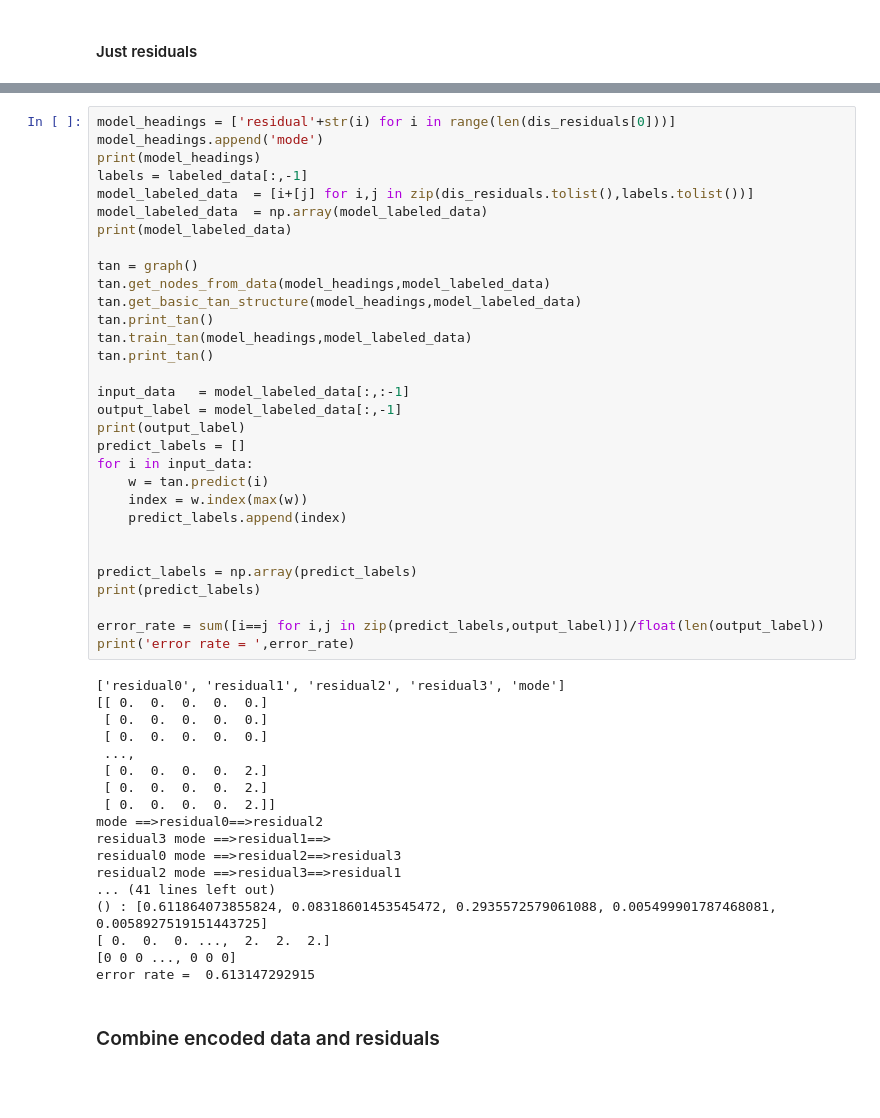
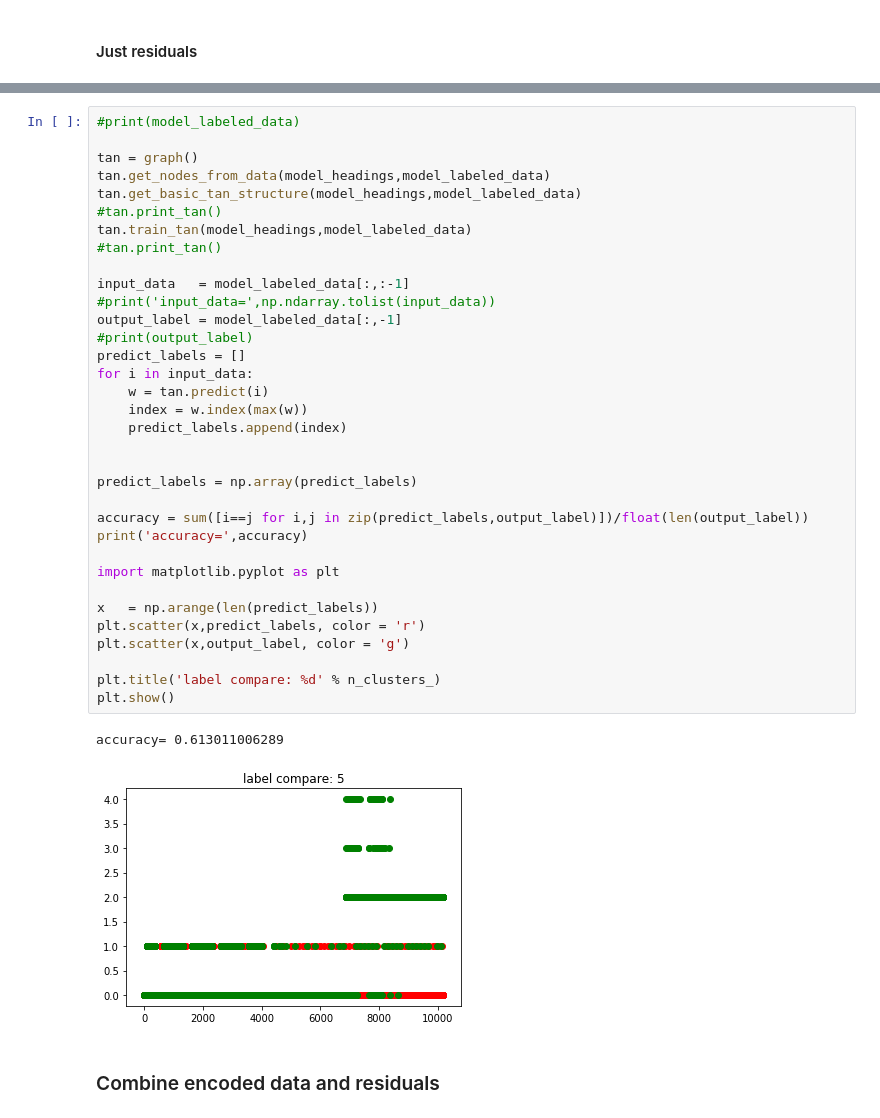
Before and after one commit to foTok/hybrid_diagnosis, a Jupyter notebook: Hybrid_Approach_v0.01.ipynb, the cells around one changed output, grey strips where cells are left out. Saved outputs shown, nothing was run; the diff lists cells and outputs as text; blank space fills up the shorter version.

```diff
--- a/Hybrid_Approach_v0.01.ipynb
+++ b/Hybrid_Approach_v0.01.ipynb
@@ -908,52 +865,40 @@ dis_residuals= [[ 0.  0.  0.  0.]
 # %%
-model_headings = ['residual'+str(i) for i in range(len(dis_residuals[0]))]
-model_headings.append('mode')
-print(model_headings)
-labels = labeled_data[:,-1]
-model_labeled_data  = [i+[j] for i,j in zip(dis_residuals.tolist(),labels.tolist())]
-model_labeled_data  = np.array(model_labeled_data)
-print(model_labeled_data)
+#print(model_labeled_data)
 
 tan = graph()
 tan.get_nodes_from_data(model_headings,model_labeled_data)
 tan.get_basic_tan_structure(model_headings,model_labeled_data)
-tan.print_tan()
+#tan.print_tan()
 tan.train_tan(model_headings,model_labeled_data)
-tan.print_tan()
+#tan.print_tan()
 
 input_data   = model_labeled_data[:,:-1]
+#print('input_data=',np.ndarray.tolist(input_data))
 output_label = model_labeled_data[:,-1]
-print(output_label)
+#print(output_label)
 predict_labels = []
 for i in input_data:
     w = tan.predict(i)
     index = w.index(max(w))
     predict_labels.append(index)
 
 
 predict_labels = np.array(predict_labels)
-print(predict_labels)
 
-error_rate = sum([i==j for i,j in zip(predict_labels,output_label)])/float(len(output_label))
-print('error rate = ',error_rate)
+accuracy = sum([i==j for i,j in zip(predict_labels,output_label)])/float(len(output_label))
+print('accuracy=',accuracy)
+
+import matplotlib.pyplot as plt
+
+x   = np.arange(len(predict_labels))
+plt.scatter(x,predict_labels, color = 'r')
+plt.scatter(x,output_label, color = 'g')
+
+plt.title('label compare: %d' % n_clusters_)
+plt.show()
 # %% [output]
-['residual0', 'residual1', 'residual2', 'residual3', 'mode']
-[[ 0.  0.  0.  0.  0.]
- [ 0.  0.  0.  0.  0.]
- [ 0.  0.  0.  0.  0.]
- ...,
- [ 0.  0.  0.  0.  2.]
- [ 0.  0.  0.  0.  2.]
- [ 0.  0.  0.  0.  2.]]
-mode ==>residual0==>residual2
-residual3 mode ==>residual1==>
-residual0 mode ==>residual2==>residual3
-residual2 mode ==>residual3==>residual1
-... (41 lines left out)
-() : [0.611864073855824, 0.08318601453545472, 0.2935572579061088, 0.005499901787468081, 0.0058927519151443725]
-[ 0.  0.  0. ...,  2.  2.  2.]
-[0 0 0 ..., 0 0 0]
-error rate =  0.613147292915
+accuracy= 0.613011006289
+[figure, added]
 # %% [markdown]
 ### Combine encoded data and residuals
 # %%
```
Also changed, not shown: parts of 25 cells of this notebook.
